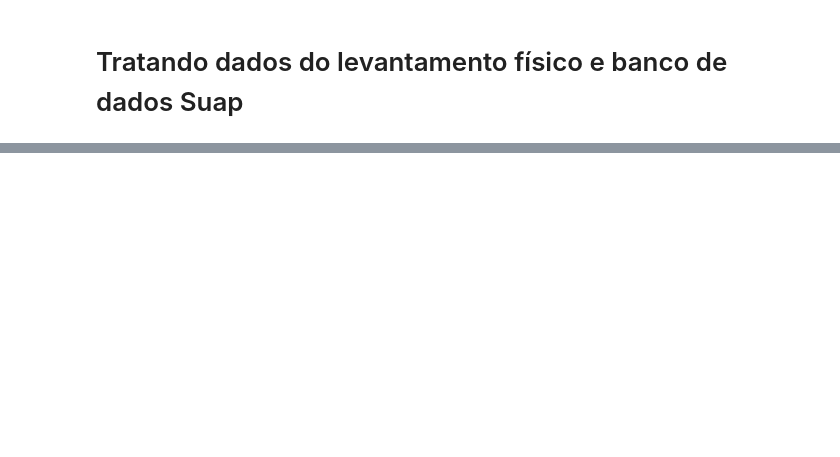
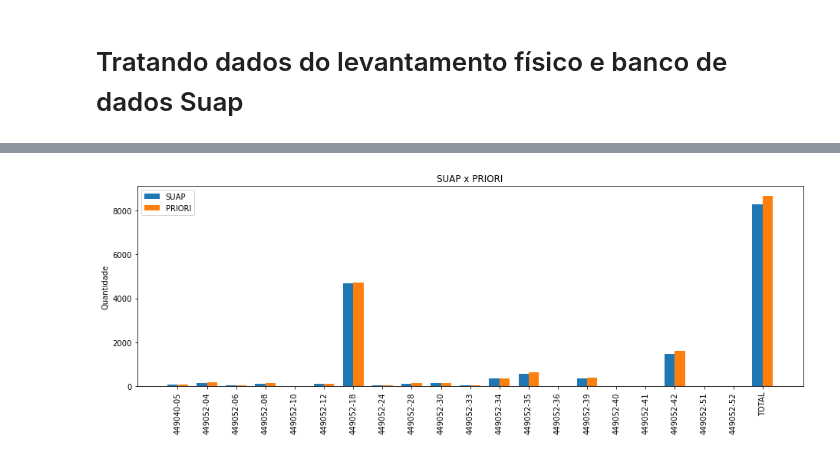
Before and after one commit to ricardoseminsta/inventario, a Jupyter notebook: inventario.ipynb, the cells around one changed output, grey strips where cells are left out. Cells and saved outputs as stored; diff of their text form; code cells hidden in the pictures; blank space fills up the shorter version.

```diff
--- a/inventario.ipynb
+++ b/inventario.ipynb
@@ -82,6 +99,57 @@ priori_merge = priori_merge.rename(columns={'Nr. Ativo': 'NUMERO', 'Nome Local':
 diferenca = pd.merge(suap_merge, priori_merge, on='NUMERO', how='outer', indicator=True)
 
 diferenca.to_excel('diferenca_total.xlsx', index=False)
+# %%
+#montar data frame pra o gráfico
+chart_df = pd.DataFrame()
+chart_df['ED'] = suap_ED
+suap_conta = []
+priori_conta = []
+
+for ed in chart_df['ED']:
+    conta_s = suap_total[suap_total['ED'].str.contains(ed)]
+    suap_conta.append(len(conta_s))
+    conta_p = priori[priori['C. Custo'].str.contains(ed)]
+    priori_conta.append(len(conta_p))
+
+chart_df['QTD_SUAP'] = suap_conta
+chart_df['QTD_PRIORI'] = priori_conta
+
+total = {'ED': 'TOTAL', 'QTD_PRIORI': sum(priori_conta), 'QTD_SUAP': sum(suap_conta)}
+
+chart_df = chart_df.append(total, ignore_index=True)
 # %%
+%matplotlib inline
 import matplotlib.pyplot as plt
 import numpy as np
+
+# ax = chart_df[['QTD_SUAP', 'QTD_PRIORI']].plot(figsize=(12,8), kind='bar')
+# ax.set_xticklabels(chart_df['ED'])
+
+labels = chart_df['ED']
+bars = chart_df['QTD_SUAP']
+barp = chart_df['QTD_PRIORI']
+
+# plt.figure()
+
+x = np.arange(len(labels))
+width = 0.35
+
+fig, ax = plt.subplots(figsize=(13,5))
+
+barra1 = ax.bar(x - width/2, bars, width=width, label='SUAP')
+barra2 = ax.bar(x + width/2, barp, width=width, label='PRIORI')
+
+ax.set_ylabel('Quantidade')
+ax.set_title('SUAP x PRIORI')
+ax.set_xticks(x)
+ax.set_xticklabels(labels, rotation=90)
+ax.legend()
+
+
+
+# ax.bar_label(barra1, padding=3) não tá funcionandp, provalvemente precisa atualização
+
+fig.tight_layout()
+# %% [output]
+[figure, added]
```
Also changed, not shown: parts of 3 cells of this notebook, 1 other file.
